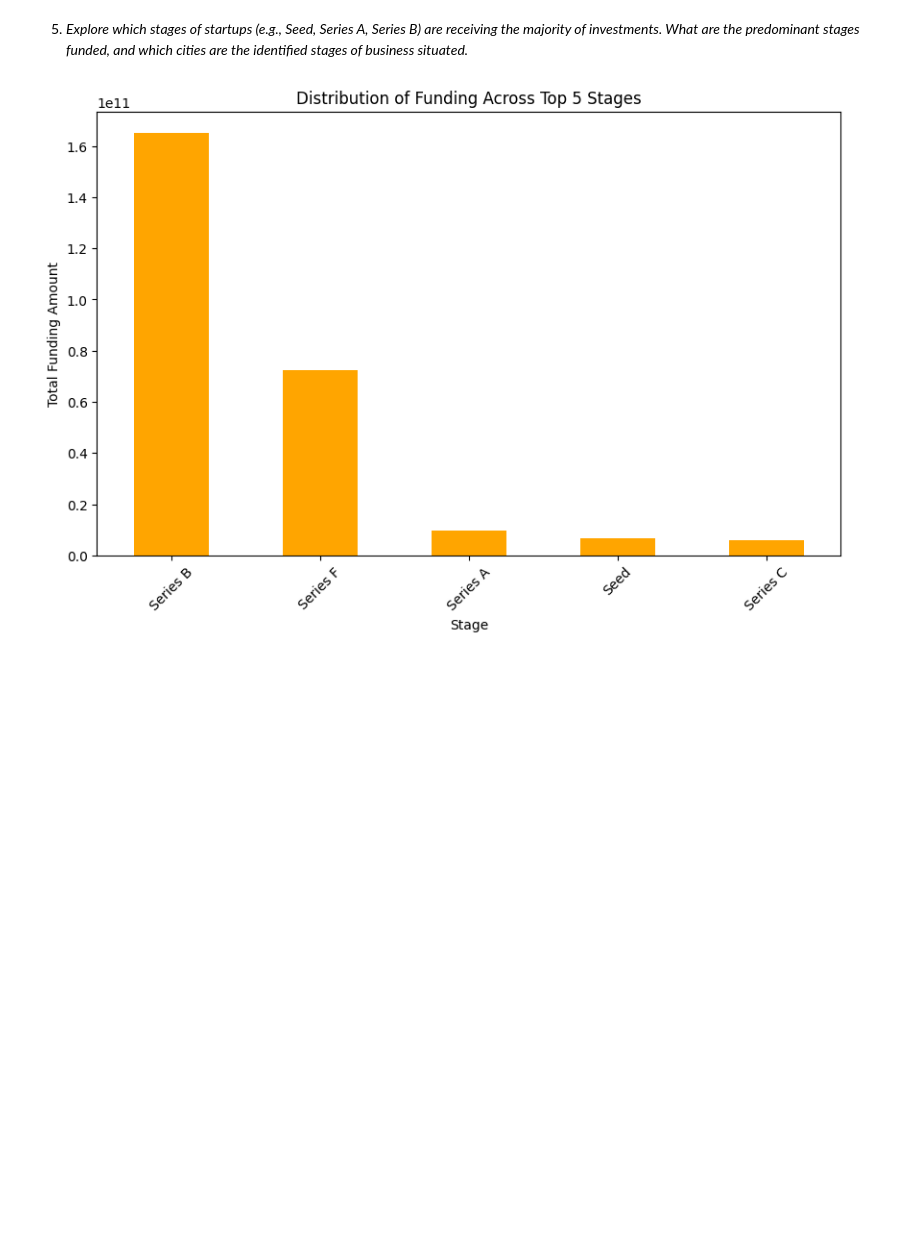
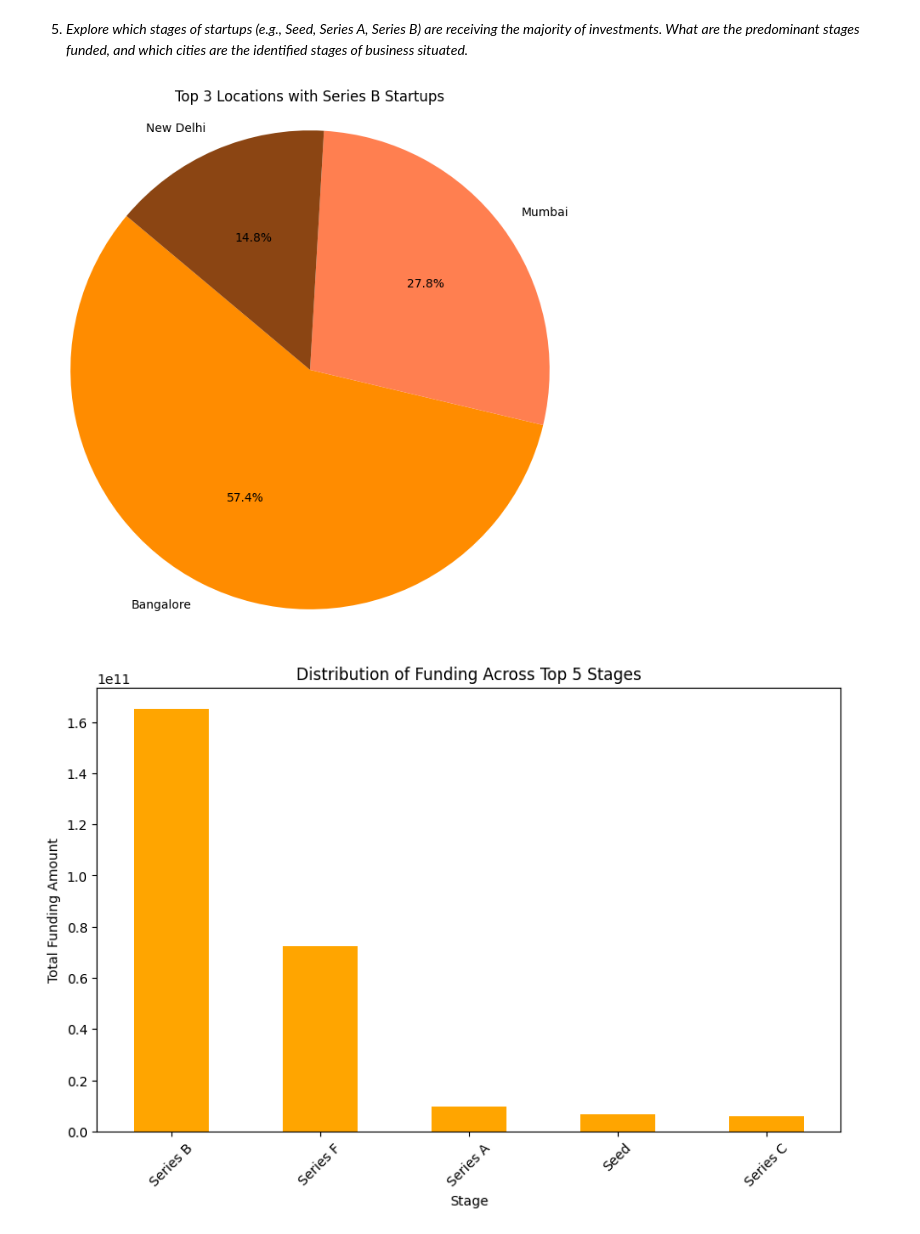
Before and after one commit to budds300/Indian-Startup-Ecosystem-Analysis, a Jupyter notebook: Lp1.ipynb, the cells around one changed output. Cells and saved outputs as stored; diff of their text form; code cells hidden in the pictures; blank space fills up the shorter version.

```diff
--- a/Lp1.ipynb
+++ b/Lp1.ipynb
@@ -1031,6 +1043,22 @@ Observtion
 The analysis identifies Inflection Point Ventures, Venture Catalysts, and Mumbai Angels Network as the top investors within the Indian startup ecosystem. These key players have funded multiple startups across diverse sectors from 2018 to 2021. Inflection Point Ventures stands out with the highest proportion of investment, followed by Venture Catalysts and Mumbai Angels Network. Their diverse investment portfolios reflect a strategic approach to spreading risk and capitalizing on opportunities across various sectors, contributing to the growth and innovation of the startup ecosystem
 # %% [markdown]
 5. *Explore which stages of startups (e.g., Seed, Series A, Series B) are receiving the majority of investments. What are the predominant stages funded, and which cities are the identified stages of business situated.*
+# %%
+# Filter data for startups at the Series B stage
+series_b_startups = merged_data[merged_data['stage'] == 'Series B']
+
+# Count the number of Series B startups in each location
+series_b_startup_count_per_location = series_b_startups['location'].value_counts().head(3)
+
+# Plotting
+plt.figure(figsize=(8, 8))
+plt.pie(series_b_startup_count_per_location, labels=series_b_startup_count_per_location.index, autopct='%1.1f%%', startangle=140, colors=['darkorange', 'coral', 'saddlebrown'])
+plt.title('Top 3 Locations with Series B Startups')
+plt.axis('equal')
+
+plt.show()
+# %% [output]
+[figure, added]
 # %%
 # Group data by stage and calculate the sum of funding amount for each stage
 stage_funding = merged_data.groupby('stage')['Amount'].sum()
```
Also changed, not shown: parts of 7 cells of this notebook, 4 other files.
